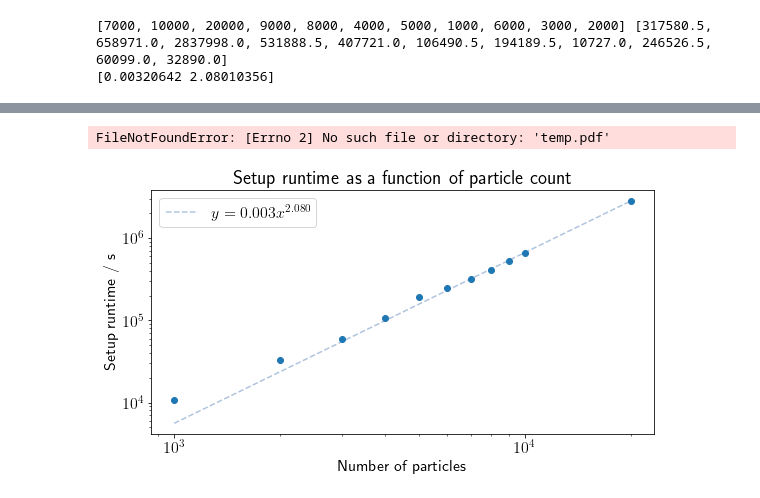
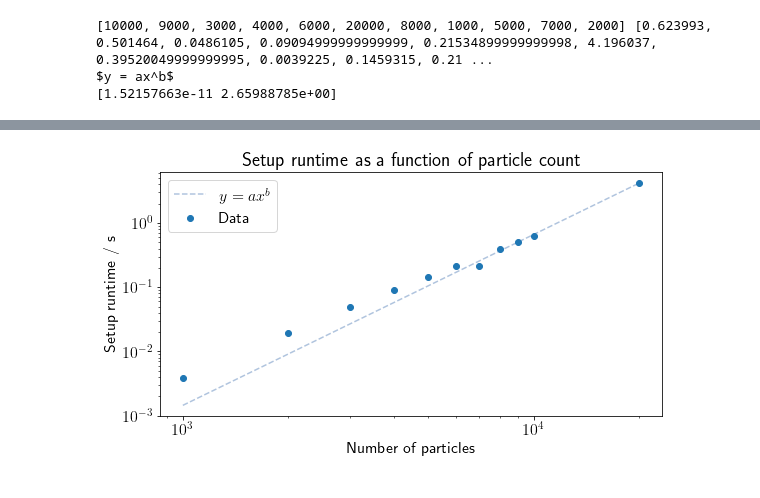
Before and after one commit to SapiensAnatis/sph, a Jupyter notebook: plots/time_graphs.ipynb, the cells around one changed output, grey strips where cells are left out. Saved outputs shown, nothing was run; the diff lists cells and outputs as text; code cells hidden in the pictures.

```diff
--- a/plots/time_graphs.ipynb
+++ b/plots/time_graphs.ipynb
@@ -14,28 +20,30 @@ def savepdf_tex(fig, name, **kwargs):
     incmd = ["inkscape", "temp.svg", "--export-pdf={}.pdf".format(name),
              "--export-latex"] #"--export-ignore-filters",
     subprocess.check_output(incmd)
-    os.remove("temp.pdf")
+    os.remove("temp.svg")
 # %%
 def ax_b(x, a, b):
     return a * np.power(x, b)
 # %%
 fig = plt.figure(figsize=(9, 4.5))
 
-files = glob.glob("../data/1*")
+files = glob.glob("../data/0p3*")
 x = []
 y = []
 
 for f in files:
-    n = int(f[20:-8])
+    n = int(f[22:-8])
     arr = np.loadtxt(f)
     x.append(n)
-    y.append(np.median(arr))
+    y.append(np.median(arr) *1e-6)
 
 print(x, y)
 
-label = "$y = %.3fx^{%.3f}$"% (popt[0], popt[1])
 
 popt, pcov = sp.curve_fit(ax_b, x, y, p0=[1, 2])
+label = "$y = ax^b$"
+print(label)
+
 plt.plot([1000, 20000], ax_b([1000, 20000], popt[0], popt[1]),
     linestyle='dashed',
     label=label,
@@ -45,7 +53,7 @@ plt.xlabel("Number of particles")
 plt.ylabel("Setup runtime / s")
 plt.title("Setup runtime as a function of particle count")
 
-plt.scatter(x, y, zorder=100)
+plt.scatter(x, y, zorder=100, label="Data")
 
 
 print(popt)
@@ -55,7 +63,8 @@ plt.legend()
 
 savepdf_tex(fig, "density_time")
 # %% [output]
-[7000, 10000, 20000, 9000, 8000, 4000, 5000, 1000, 6000, 3000, 2000] [317580.5, 658971.0, 2837998.0, 531888.5, 407721.0, 106490.5, 194189.5, 10727.0, 246526.5, 60099.0, 32890.0]
-[0.00320642 2.08010356]
+[10000, 9000, 3000, 4000, 6000, 20000, 8000, 1000, 5000, 7000, 2000] [0.623993, 0.501464, 0.0486105, 0.09094999999999999, 0.21534899999999998, 4.196037, 0.39520049999999995, 0.0039225, 0.1459315, 0.21 ...
+$y = ax^b$
+[1.52157663e-11 2.65988785e+00]
 Warning: Option --export-pdf= is deprecated
 
@@ -63,2 +72 @@ Warning: Option --export-pdf= is deprecated
-FileNotFoundError: [Errno 2] No such file or directory: 'temp.pdf'
-[figure, old version]
+[figure, new version]
```
Also changed, not shown: parts of 2 cells of this notebook, 6 other files.
